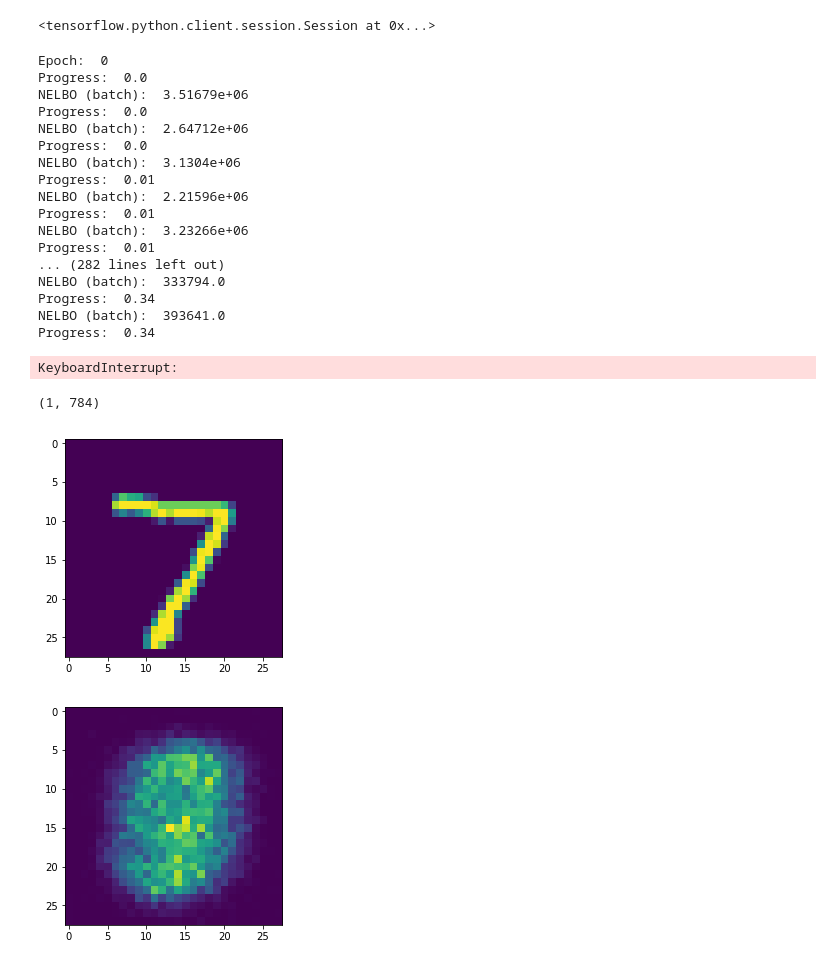
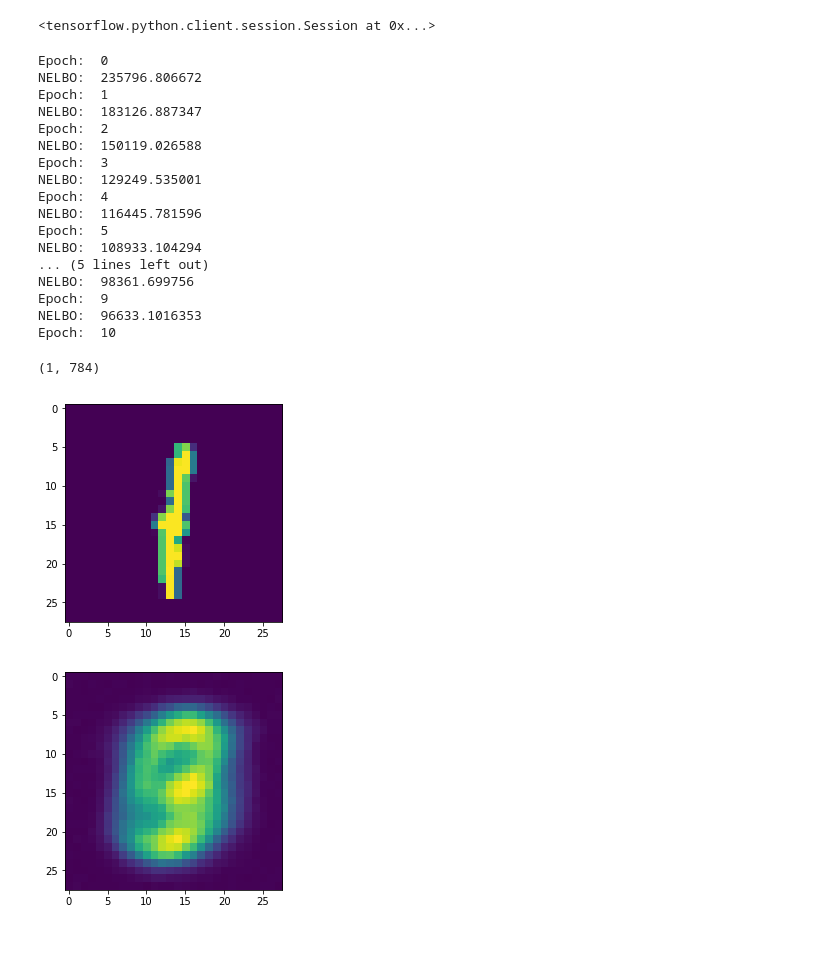
Before and after one commit to ibarrond/VariationalAutoencoders, a Jupyter notebook: BNN-Autoencoder.ipynb, the cells around one changed output. Drawn from its saved outputs; the diff is of its cells as text; code cells hidden in the pictures.

```diff
--- a/BNN-Autoencoder.ipynb
+++ b/BNN-Autoencoder.ipynb
@@ -376,45 +372,44 @@ tf.Session(config=tf.ConfigProto(log_device_placement=True))
 <tensorflow.python.client.session.Session at 0x...>
 # %%
 # n_datapoints, n_layers, neurons_per_layer, mc_samples, batch_size
-neurons_per_layer = [784, 256, 2, 256, 784]
-vi = VariationalInference(n_datapoints, neurons_per_layer, mc_samples, batch_size, constant_prior=True)
-vi.learn(learning_rate=0.01, epochs=epochs)
+neurons_per_layer = [784, 512, 10, 512, 784]
+vi = VariationalInference(n_datapoints, neurons_per_layer, mc_samples, batch_size, constant_prior=False)
+vi.learn(learning_rate=0.001, epochs=epochs)
 vi.benchmark()
 # %% [output]
 Epoch:  0
-Progress:  0.0
-NELBO (batch):  3.51679e+06
-Progress:  0.0
-NELBO (batch):  2.64712e+06
-Progress:  0.0
-NELBO (batch):  3.1304e+06
-Progress:  0.01
-NELBO (batch):  2.21596e+06
-Progress:  0.01
-NELBO (batch):  3.23266e+06
-Progress:  0.01
-... (282 lines left out)
-NELBO (batch):  333794.0
-Progress:  0.34
-NELBO (batch):  393641.0
-Progress:  0.34
+NELBO:  235796.806672
+Epoch:  1
+NELBO:  183126.887347
+Epoch:  2
+NELBO:  150119.026588
+Epoch:  3
+NELBO:  129249.535001
+Epoch:  4
+NELBO:  116445.781596
+Epoch:  5
+NELBO:  108933.104294
+... (5 lines left out)
+NELBO:  98361.699756
+Epoch:  9
+NELBO:  96633.1016353
+Epoch:  10
-KeyboardInterrupt:
 # %%
 np.reshape(mnist.test.images[0], [1, -1]).shape
 # %% [output]
 (1, 784)
 # %%
-plt.imshow(mnist.test.images[0].reshape(28,28))
+plt.imshow(mnist.test.images[999].reshape(28,28))
 plt.show()
 # %% [output]
-[figure, old version]
+[figure, new version]
 # %%
-img_out = vi.test_pred(np.reshape(mnist.test.images[200], [1, -1]))
+img_out = vi.enc_dec(mnist.test.images[999])
 
 plt.imshow(img_out.reshape(28,28))
 plt.show()
 # %% [output]
-[figure, old version]
+[figure, new version]
 # %%
 # n_datapoints, n_layers, neurons_per_layer, mc_samples, batch_size
 neurons_per_layer = [784, 10, 10]
```
Also changed, not shown: parts of 2 cells of this notebook.
